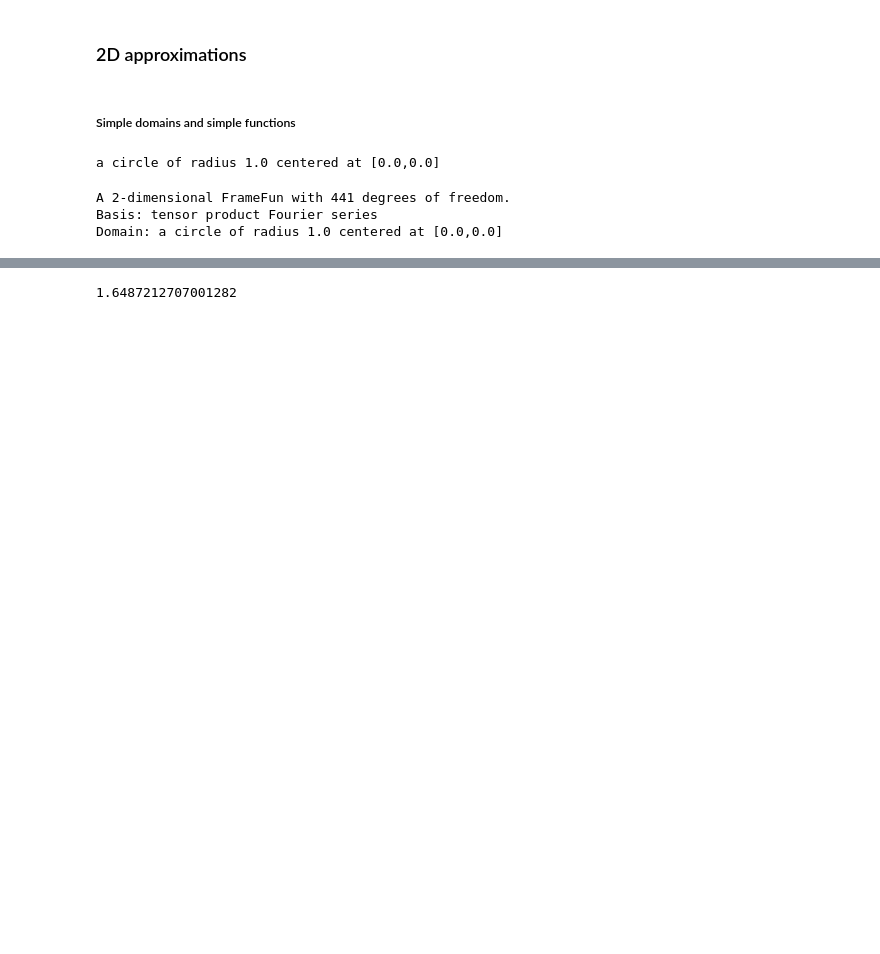
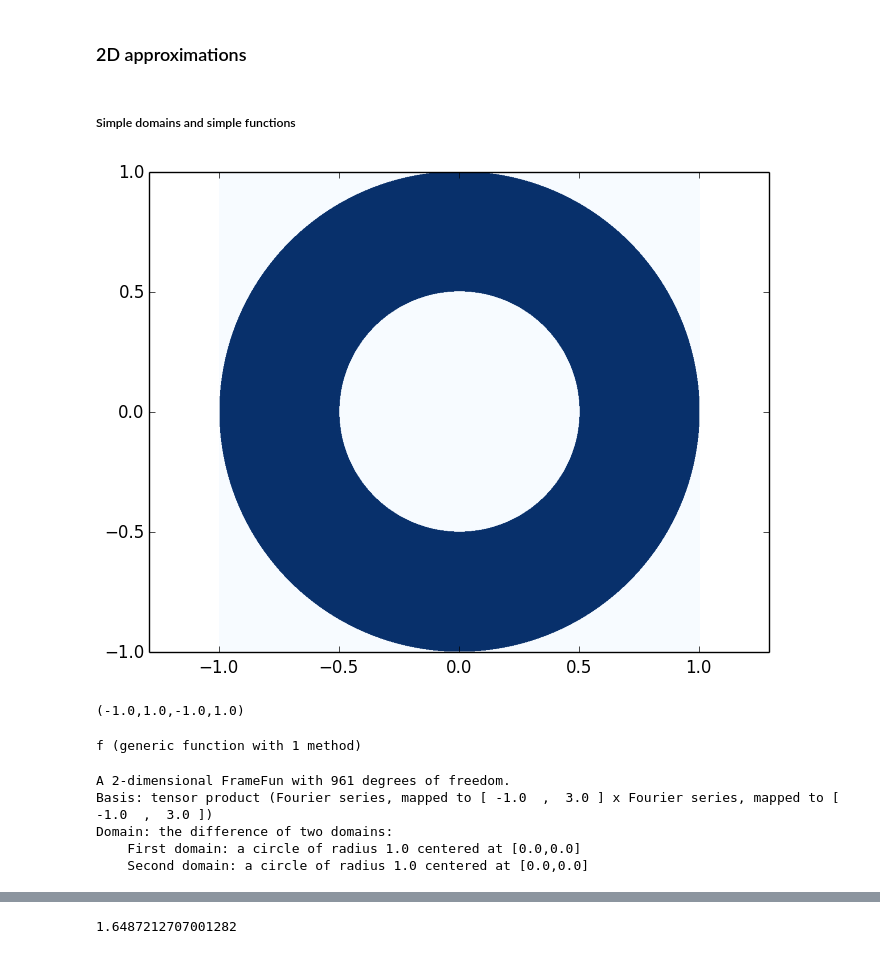
Before and after one commit to JuliaApproximation/FrameFun.jl, a Jupyter notebook: examples/FrameFunDemo.ipynb, the cells around one changed output, grey strips where cells are left out. Drawn from its saved outputs; the diff is of its cells as text; code cells hidden in the pictures; blank space fills up the shorter version.

```diff
--- a/examples/FrameFunDemo.ipynb
+++ b/examples/FrameFunDemo.ipynb
@@ -51,16 +37,23 @@ while loading In[11], in expression starting on line 1
 ### 2D approximations
 # %% [markdown]
 ##### Simple domains and simple functions
-# %%
-C = Circle(1.0)
-# %% [output]
-a circle of radius 1.0 centered at [0.0,0.0]
+# %%
+C = Disk(1.0)- Disk(0.5); FrameFuns.plot_domain(C, n=1000)
+# %% [output]
+[figure, added]
+(-1.0,1.0,-1.0,1.0)
+# %%
+f(x,y) = exp(x+y)
+# %% [output]
+f (generic function with 1 method)
 # %%
-f2 = ExpFun( x -> exp(x[1]+x[2]), C)
+f2 = ExpFun(f,C)
 # %% [output]
-A 2-dimensional FrameFun with 441 degrees of freedom.
-Basis: tensor product Fourier series
-Domain: a circle of radius 1.0 centered at [0.0,0.0]
+A 2-dimensional FrameFun with 961 degrees of freedom.
+Basis: tensor product (Fourier series, mapped to [ -1.0  ,  3.0 ] x Fourier series, mapped to [ -1.0  ,  3.0 ])
+Domain: the difference of two domains:
+    First domain: a circle of radius 1.0 centered at [0.0,0.0]
+    Second domain: a circle of radius 1.0 centered at [0.0,0.0]
 # %%
 f2(0.1, 0.4)
 # %% [output]
```
Also changed, not shown: parts of 41 cells of this notebook, 5 other files.
